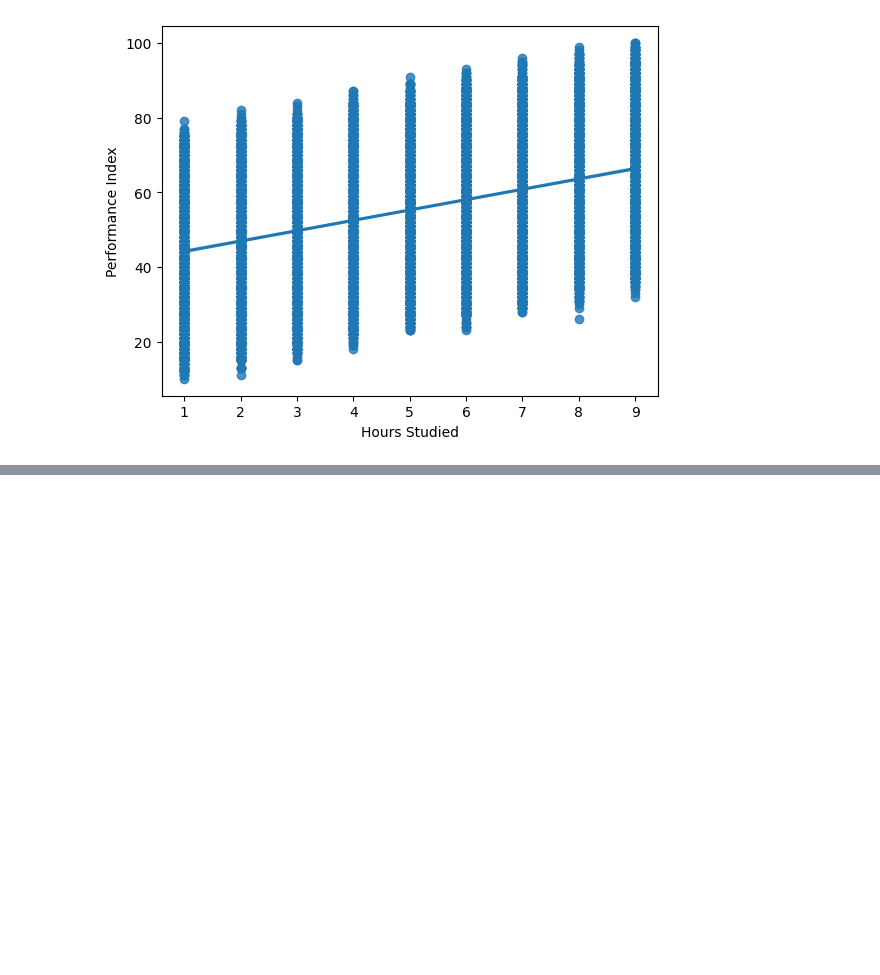
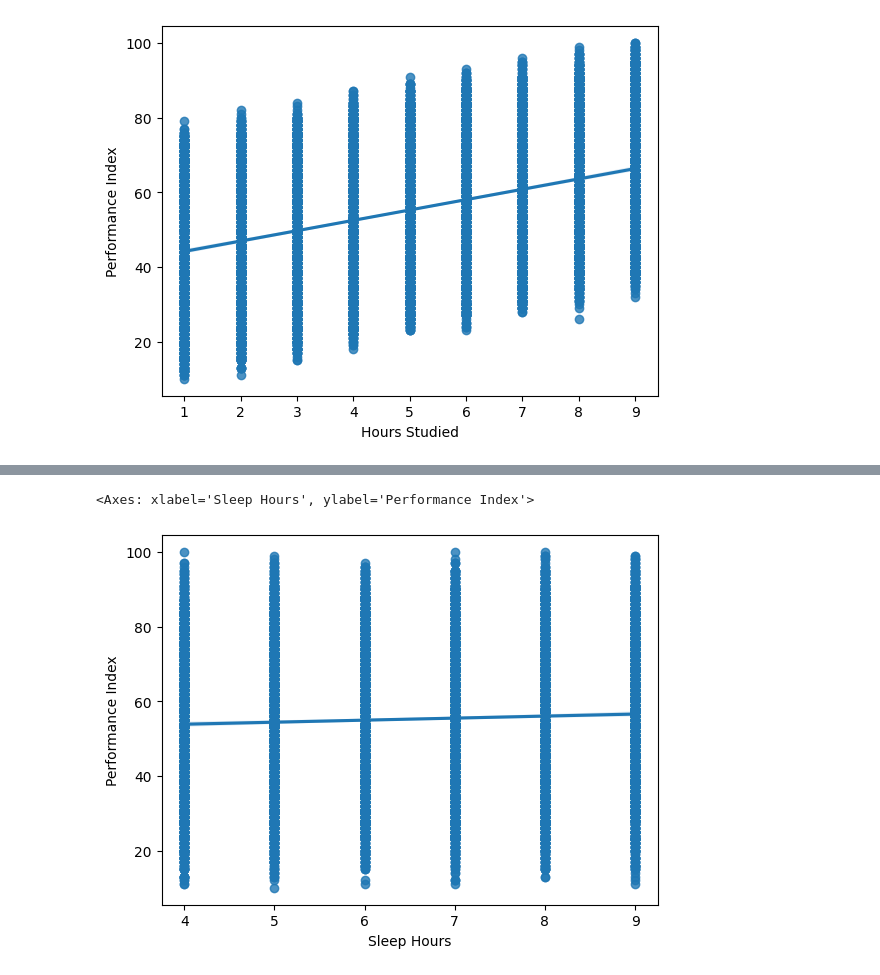
Before and after one commit to Devjith-P/Machine-Learning, a Jupyter notebook: Linear Regression/student_performance.ipynb, the cells around one changed output, grey strips where cells are left out. Saved outputs shown, nothing was run; the diff lists cells and outputs as text; code cells hidden in the pictures; blank space fills up the shorter version.

```diff
--- a/Linear Regression/student_performance.ipynb
+++ b/Linear Regression/student_performance.ipynb
@@ -86,0 +100,5 @@ sns.regplot(x=df['Hours Studied'],y=y)
+# %%
+sns.regplot(x=df['Sleep Hours'],y=y)
+# %% [output]
+<Axes: xlabel='Sleep Hours', ylabel='Performance Index'>
+[figure, added]
```
Also changed, not shown: parts of 13 cells of this notebook, 1 other file.
